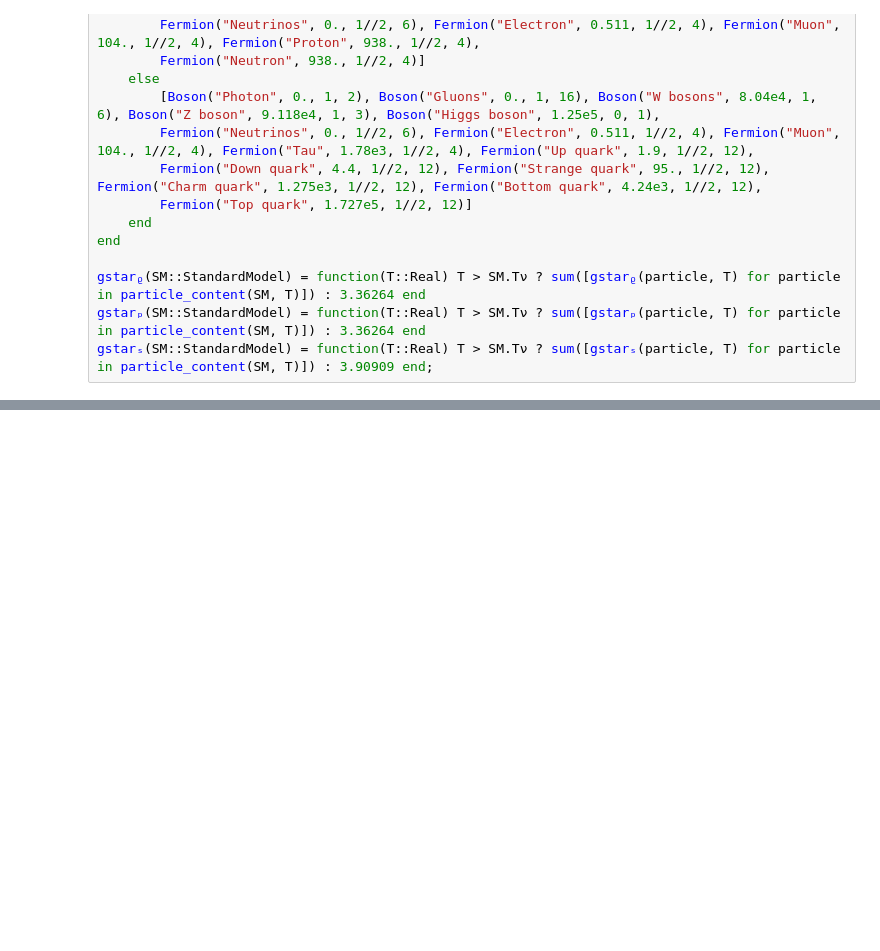
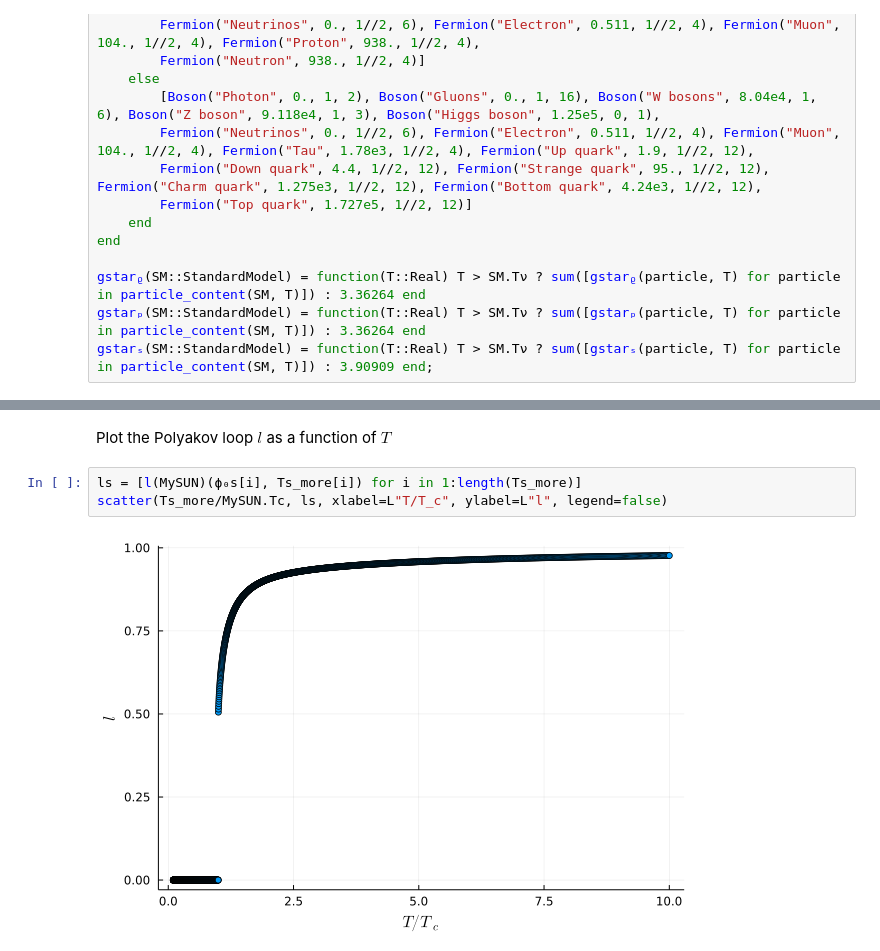
Before and after one commit to gsalinasphys/gbpoly, a Jupyter notebook: gbpoly.ipynb, the cells around one changed output, grey strips where cells are left out. Drawn from its saved outputs; the diff is of its cells as text; blank space fills up the shorter version.

```diff
--- a/gbpoly.ipynb
+++ b/gbpoly.ipynb
@@ -119,0 +146,7 @@ InexactError: InexactError: trunc(Int64, 5.374786273455074e23)
+# %% [markdown]
+Plot the Polyakov loop $l$ as a function of $T$
+# %%
+ls = [l(MySUN)(ϕ₀s[i], Ts_more[i]) for i in 1:length(Ts_more)]
+scatter(Ts_more/MySUN.Tc, ls, xlabel=L"T/T_c", ylabel=L"l", legend=false)
+# %% [output]
+[figure, added]
```
Also changed, not shown: parts of 21 cells of this notebook.
